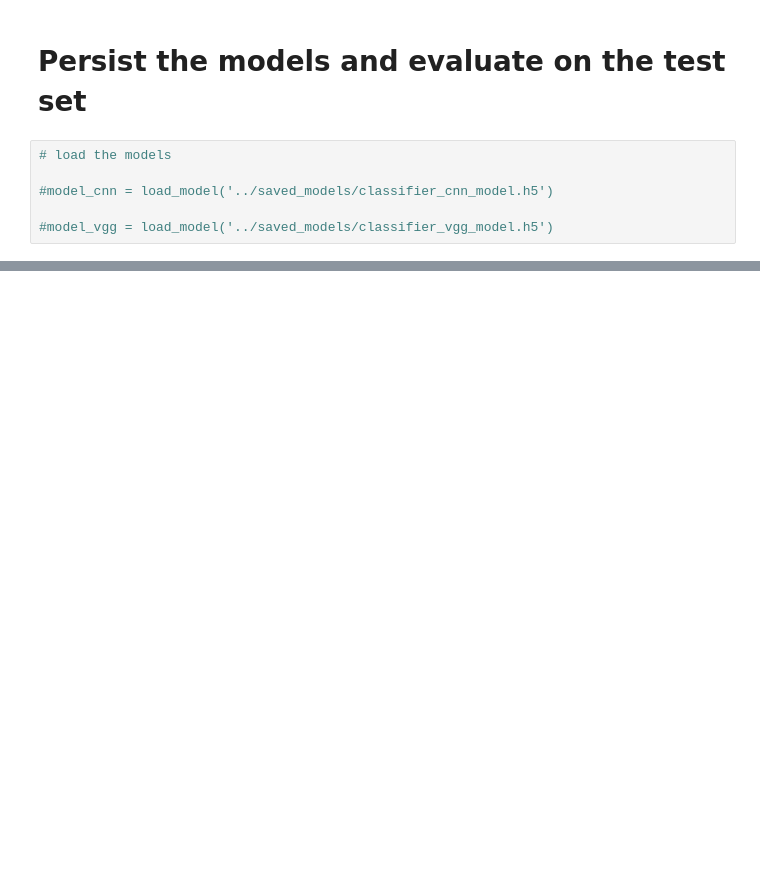
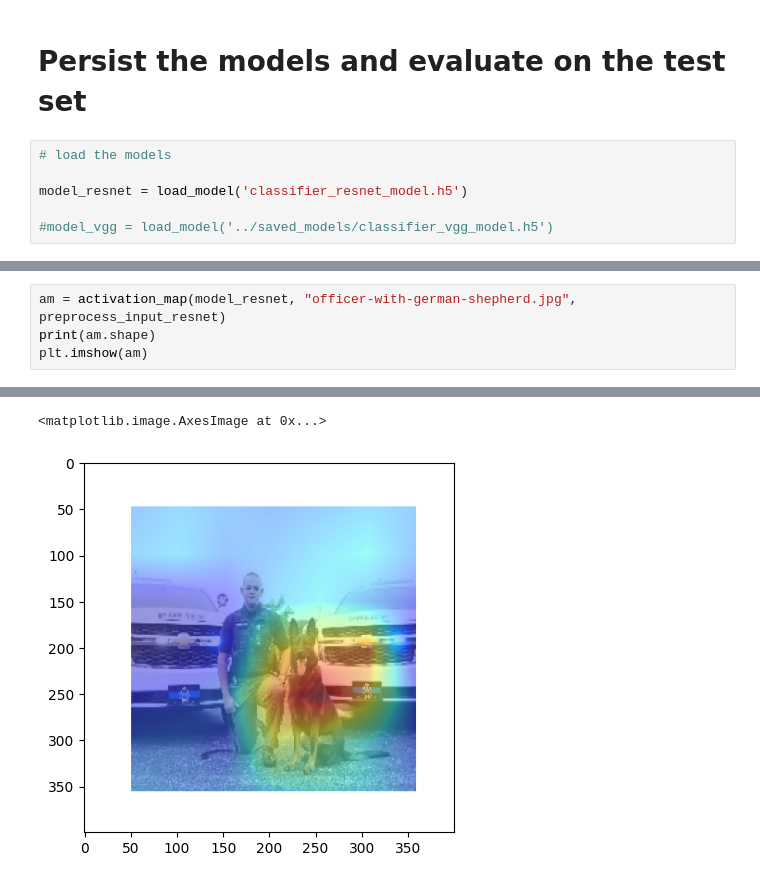
Before and after one commit to brtenorio/Dog_Breed_Classifier, a Jupyter notebook: notebook/notebook.ipynb, the cells around one changed output, grey strips where cells are left out. Cells and saved outputs as stored; diff of their text form; blank space fills up the shorter version.

```diff
--- a/notebook/notebook.ipynb
+++ b/notebook/notebook.ipynb
@@ -769,6 +517,6 @@ model created
 # %%
 # load the models
 
-#model_cnn = load_model('../saved_models/classifier_cnn_model.h5')
+model_resnet = load_model('classifier_resnet_model.h5')
 
 #model_vgg = load_model('../saved_models/classifier_vgg_model.h5')
@@ -783,0 +601,5 @@ To summarize, the accuracy metric on the test set was
+# %%
+am = activation_map(model_resnet, "officer-with-german-shepherd.jpg", preprocess_input_resnet)
+print(am.shape)
+plt.imshow(am)
+# %% [output]
@@ -783,0 +608,2 @@ To summarize, the accuracy metric on the test set was
+<matplotlib.image.AxesImage at 0x...>
+[figure, added]
```
Also changed, not shown: parts of 55 cells of this notebook, 7 other files.
